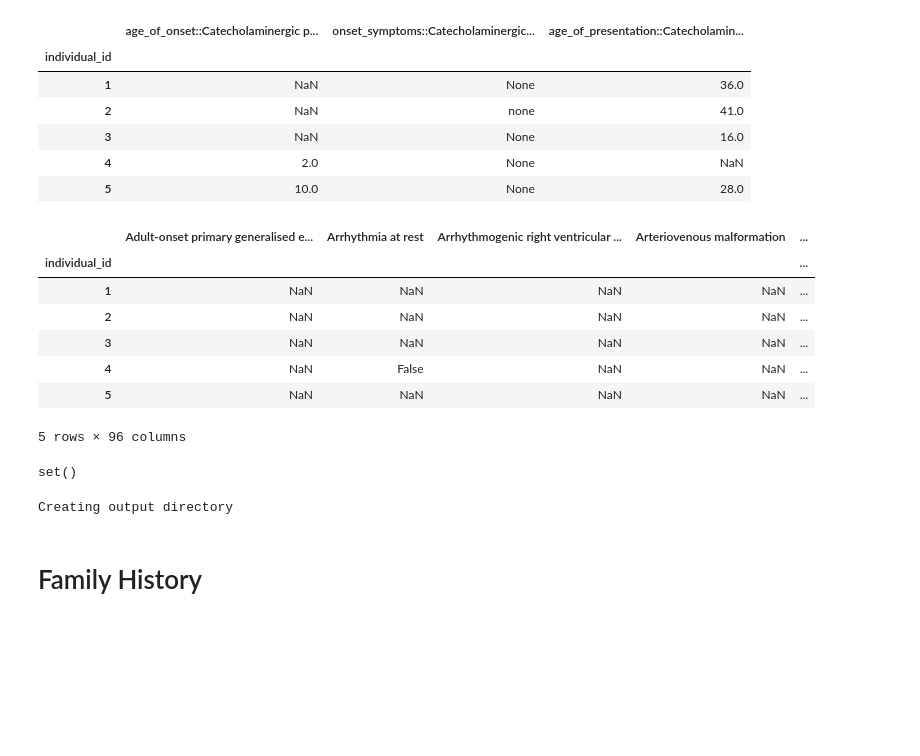
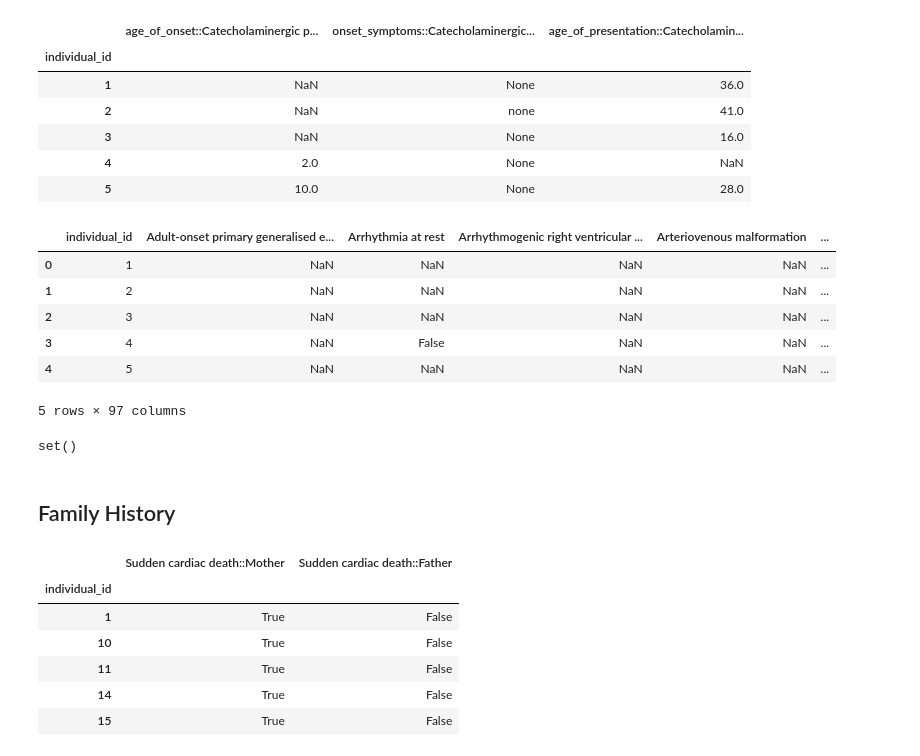
Before and after one commit to alexdaiii/cpvt_database_analysis, a Jupyter notebook: analysis/04_create_excel_file.ipynb, the cells around one changed output. Saved outputs shown, nothing was run; the diff lists cells and outputs as text; code cells hidden in the pictures; blank space fills up the shorter version.

```diff
--- a/analysis/04_create_excel_file.ipynb
+++ b/analysis/04_create_excel_file.ipynb
@@ -126,16 +126,17 @@ age_of_onsets.head()
 # %%
 # join all the tables together
 condition_info_df = conditions_df.join(primary_diagnosis).join(
     age_of_onsets).join(description_and_onset_symptoms)
 
+condition_info_df = condition_info_df.reset_index()
+
 condition_info_df.head()
 # %% [output]
-|  | Adult-onset primary generalised e... | Arrhythmia at rest | Arrhythmogenic right ventricular ... | Arteriovenous malformation | ... |
-| individual_id |  |  |  |  | ... |
-| 1 | NaN | NaN | NaN | NaN | ... |
-| 2 | NaN | NaN | NaN | NaN | ... |
-| 3 | NaN | NaN | NaN | NaN | ... |
-| 4 | NaN | False | NaN | NaN | ... |
-| 5 | NaN | NaN | NaN | NaN | ... |
+|  | individual_id | Adult-onset primary generalised e... | Arrhythmia at rest | Arrhythmogenic right ventricular ... | Arteriovenous malformation | ... |
+| 0 | 1 | NaN | NaN | NaN | NaN | ... |
+| 1 | 2 | NaN | NaN | NaN | NaN | ... |
+| 2 | 3 | NaN | NaN | NaN | NaN | ... |
+| 3 | 4 | NaN | False | NaN | NaN | ... |
+| 4 | 5 | NaN | NaN | NaN | NaN | ... |
-5 rows × 96 columns
+5 rows × 97 columns
 # %%
@@ -156,8 +157,48 @@ if not output.exists():
     print("Creating output directory")
     output.mkdir()
 
-condition_info_df.to_excel(output / "01_condition_info.xlsx")
+condition_info_df.to_excel(output / "01_condition_info.xlsx", index=False)
-# %% [output]
-Creating output directory
 # %% [markdown]
-# Family History
+## Family History
+# %%
+with get_engine() as engine:
+    family_member_history = pd.read_sql(
+        """
+    SELECT i.individual_id,
+           c.condition,
+           fmh.has_condition,
+           kn.name AS relationship
+    FROM individual i
+             LEFT JOIN family_history_record fhr
+                       ON i.individual_id = fhr.individual_id
+             LEFT JOIN condition c
+                       ON fhr.condition_id = c.condition_id
+             JOIN family_member_history fmh
+                       ON fhr.family_history_record_id =
+                          fmh.family_history_record_id
+             JOIN kinship_name kn
+                       ON fmh.kinship_name_id = kn.kinship_name_id
+    ORDER BY i.individual_id
+    """,
+        engine,
+    )
+
+family_member_history = family_member_history.pivot(
+    index="individual_id", columns=["condition", "relationship"],
+    values="has_condition"
+)
+family_member_history.columns.name = None
+family_member_history.columns = [
+    "::".join(col).strip().strip(":") for col in
+    family_member_history.columns.values
+]
+
+family_member_history.head()
+# %% [output]
+|  | Sudden cardiac death::Mother | Sudden cardiac death::Father |
+| individual_id |  |  |
+| 1 | True | False |
+| 10 | True | False |
+| 11 | True | False |
+| 14 | True | False |
+| 15 | True | False |
```
Also changed, not shown: parts of 24 cells of this notebook, 7 other files.
